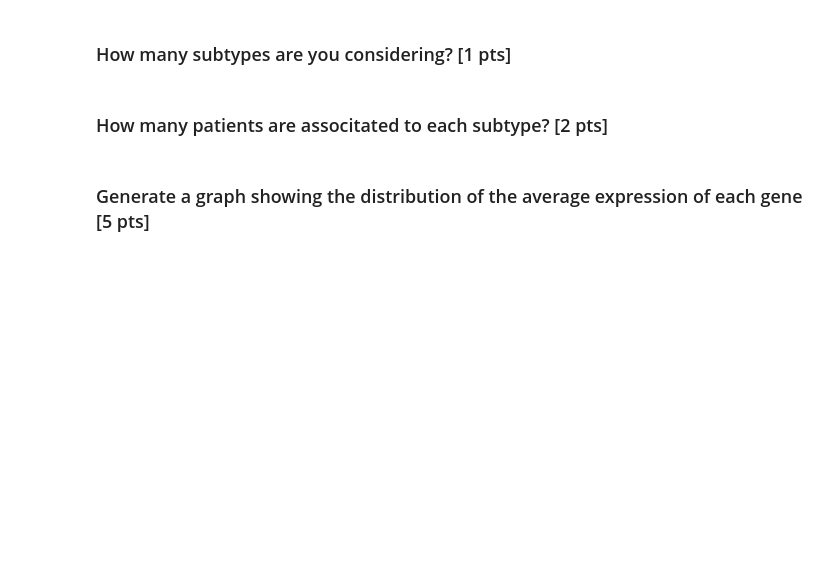
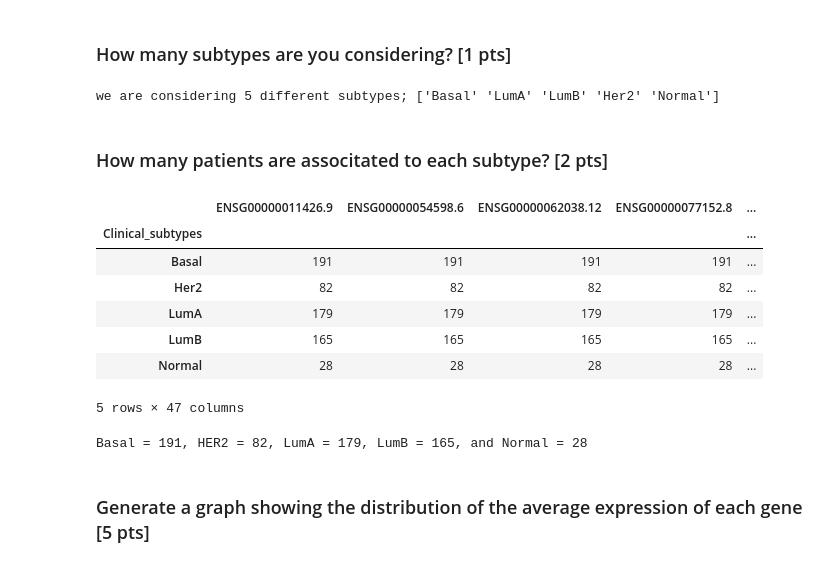
Before and after one commit to nancy-aloy/BIM6065C, a Jupyter notebook: notebooks/exercices_good_practices.ipynb, the cells around one changed output. Drawn from its saved outputs; the diff is of its cells as text; code cells hidden in the pictures; blank space fills up the shorter version.

```diff
--- a/notebooks/exercices_good_practices.ipynb
+++ b/notebooks/exercices_good_practices.ipynb
@@ -66,7 +108,26 @@ You can use one of the dataframe as the 'main' one, and then rename its columns
 ## Explore the dataset [15 pts]
 # %% [markdown]
 ### How many subtypes are you considering? [1 pts]
+# %%
+print("we are considering", df.loc[:, "Clinical_subtypes"].nunique(), "different subtypes;", df.loc[:, "Clinical_subtypes"].unique())
+# %% [output]
+we are considering 5 different subtypes; ['Basal' 'LumA' 'LumB' 'Her2' 'Normal']
 # %% [markdown]
 ### How many patients are associtated to each subtype? [2 pts]
+# %%
+df.groupby("Clinical_subtypes").count()
+# %% [output]
+|  | ENSG00000011426.9 | ENSG00000054598.6 | ENSG00000062038.12 | ENSG00000077152.8 | ... |
+| Clinical_subtypes |  |  |  |  | ... |
+| Basal | 191 | 191 | 191 | 191 | ... |
+| Her2 | 82 | 82 | 82 | 82 | ... |
+| LumA | 179 | 179 | 179 | 179 | ... |
+| LumB | 165 | 165 | 165 | 165 | ... |
+| Normal | 28 | 28 | 28 | 28 | ... |
+5 rows × 47 columns
+# %%
+print("Basal = 191, HER2 = 82, LumA = 179, LumB = 165, and Normal = 28")
+# %% [output]
+Basal = 191, HER2 = 82, LumA = 179, LumB = 165, and Normal = 28
 # %% [markdown]
 ### Generate a graph showing the distribution of the average expression of each gene [5 pts]
```
Also changed, not shown: parts of 6 cells of this notebook.
